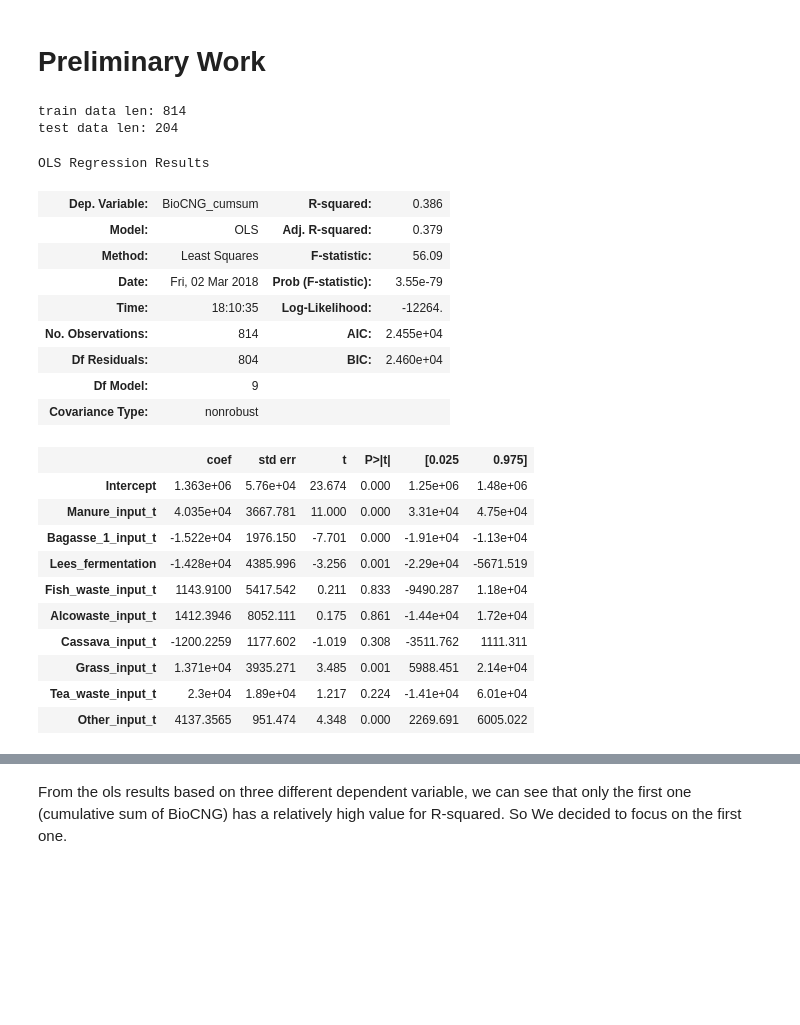
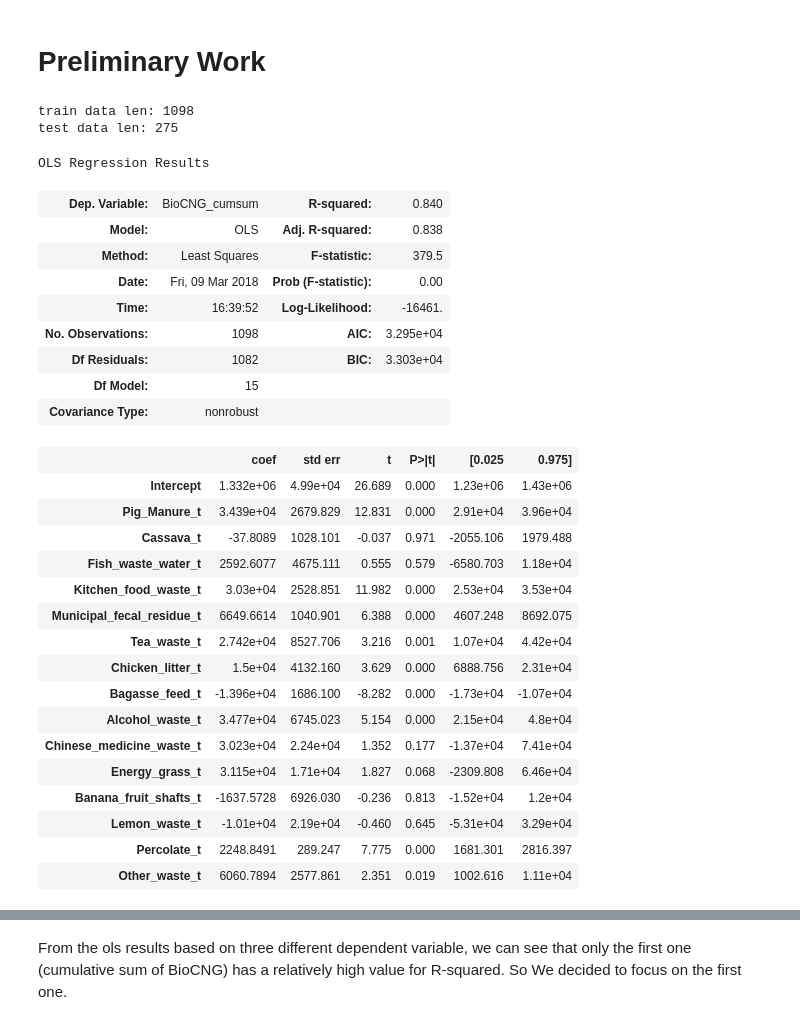
Before and after one commit to Victoria3467/BioDigest, a Jupyter notebook: Hainan/Hainan_toymodel.ipynb, the cells around one changed output, grey strips where cells are left out. Saved outputs shown, nothing was run; the diff lists cells and outputs as text; code cells hidden in the pictures; blank space fills up the shorter version.

```diff
--- a/Hainan/Hainan_toymodel.ipynb
+++ b/Hainan/Hainan_toymodel.ipynb
@@ -15,19 +15,27 @@ from sklearn import metrics
 # %% [markdown]
 # Data Cleaning
 # %%
-excel = pd.ExcelFile('HainanData_kindofClean.xlsx')
-hainan = excel.parse("Clean")
-hainan.columns = hainan.columns.str.replace('\s+', '_')
+excel = pd.ExcelFile('HainanClean_New.xlsx')
+hainan = excel.parse("fulldf")
+hainan
+hainan.columns = hainan.columns.str.replace('  ', '_')
+hainan.columns = hainan.columns.str.replace(' ', '_')
 hainan.columns = hainan.columns.str.replace('(', '')
+hainan.columns = hainan.columns.str.replace('（', '')
 hainan.columns = hainan.columns.str.replace(')', '')
-hainan.drop(['Day', 'Year', 'Water/m3', 'Total_electricity_cons_kWh',
-             '50%_NaOH/kg', 'FeCl2/kg', 'PAM/kg', 'Defoamer/kg', 'day_#2'], axis = 1, inplace = True)
+
 d = {'January':1, 'February':2, 'March':3, 'April':4, 'May':5, 'June':6,
      'July':7, 'August':8, 'September':9, 'October':10, 'November':11, 'December':12}
 hainan.Month = hainan.Month.map(d)
-hainan.BioCNG_Produced_Nm3 = hainan.BioCNG_Produced_Nm3.shift(-15)
+hainan.BioCNG_Produced_Nm3 = hainan.BioCNG_Produced_m3.shift(-15)
 hainan.drop(hainan.tail(15).index,inplace=True)
 hainan = hainan[np.isfinite(hainan['Month'])]
-hainan['BioCNG_cumsum'] = hainan.BioCNG_Produced_Nm3.cumsum()
-print(hainan.columns)
+hainan['BioCNG_cumsum'] = hainan.BioCNG_Produced_m3.cumsum()
+hainan.columns
+hainan = hainan[np.isfinite(hainan['Lemon_waste_t'])]
+hainan = hainan[np.isfinite(hainan['Percolate_t'])]
+hainan = hainan.replace(' ',0)
+hainan = hainan.replace('',0)
+hainan = hainan.replace('  ',0)
+hainan.columns
 # %% [output]
@@ -46,5 +59,5 @@ hainan_train, hainan_test = train_test_split(hainan, test_size=0.2)
 print('train data len:',len(hainan_train))
 print('test data len:',len(hainan_test))
 # %% [output]
-train data len: 814
-test data len: 204
+train data len: 1098
+test data len: 275
@@ -51,29 +77,37 @@ test data len: 204
 # %%
 #ols
-hainan_ols = ols("BioCNG_cumsum ~ Manure_input_t + Bagasse_1_input_t + Lees_fermentation +\
-                    Fish_waste_input_t + Alcowaste_input_t + Cassava_input_t + Grass_input_t +\
-                    Tea_waste_input_t + Other_input_t ", data=hainan_train).fit()
+hainan_ols = ols("BioCNG_cumsum ~ Pig_Manure_t + Cassava_t + Fish_waste_water_t +\
+                    Kitchen_food_waste_t + Municipal_fecal_residue_t + Tea_waste_t +\
+                    Chicken_litter_t + Bagasse_feed_t + Alcohol_waste_t +\
+                    Chinese_medicine_waste_t + Energy_grass_t + Banana_fruit_shafts_t +\
+                    Lemon_waste_t + Percolate_t + Other_waste_t", data=hainan_train).fit()
 hainan_ols_summary = hainan_ols.summary()
 hainan_ols_summary
 # %% [output]
 OLS Regression Results
-| Dep. Variable: | BioCNG_cumsum | R-squared: | 0.386 |
-| Model: | OLS | Adj. R-squared: | 0.379 |
-| Method: | Least Squares | F-statistic: | 56.09 |
-| Date: | Fri, 02 Mar 2018 | Prob (F-statistic): | 3.55e-79 |
-| Time: | 18:10:35 | Log-Likelihood: | -12264. |
-| No. Observations: | 814 | AIC: | 2.455e+04 |
-| Df Residuals: | 804 | BIC: | 2.460e+04 |
-| Df Model: | 9 |  |  |
+| Dep. Variable: | BioCNG_cumsum | R-squared: | 0.840 |
+| Model: | OLS | Adj. R-squared: | 0.838 |
+| Method: | Least Squares | F-statistic: | 379.5 |
+| Date: | Fri, 09 Mar 2018 | Prob (F-statistic): | 0.00 |
+| Time: | 16:39:52 | Log-Likelihood: | -16461. |
+| No. Observations: | 1098 | AIC: | 3.295e+04 |
+| Df Residuals: | 1082 | BIC: | 3.303e+04 |
+| Df Model: | 15 |  |  |
 | Covariance Type: | nonrobust |  |  |
 |  | coef | std err | t | P>|t| | [0.025 | 0.975] |
-| Intercept | 1.363e+06 | 5.76e+04 | 23.674 | 0.000 | 1.25e+06 | 1.48e+06 |
-| Manure_input_t | 4.035e+04 | 3667.781 | 11.000 | 0.000 | 3.31e+04 | 4.75e+04 |
-| Bagasse_1_input_t | -1.522e+04 | 1976.150 | -7.701 | 0.000 | -1.91e+04 | -1.13e+04 |
-| Lees_fermentation | -1.428e+04 | 4385.996 | -3.256 | 0.001 | -2.29e+04 | -5671.519 |
-| Fish_waste_input_t | 1143.9100 | 5417.542 | 0.211 | 0.833 | -9490.287 | 1.18e+04 |
-| Alcowaste_input_t | 1412.3946 | 8052.111 | 0.175 | 0.861 | -1.44e+04 | 1.72e+04 |
-| Cassava_input_t | -1200.2259 | 1177.602 | -1.019 | 0.308 | -3511.762 | 1111.311 |
-| Grass_input_t | 1.371e+04 | 3935.271 | 3.485 | 0.001 | 5988.451 | 2.14e+04 |
-| Tea_waste_input_t | 2.3e+04 | 1.89e+04 | 1.217 | 0.224 | -1.41e+04 | 6.01e+04 |
-| Other_input_t | 4137.3565 | 951.474 | 4.348 | 0.000 | 2269.691 | 6005.022 |
+| Intercept | 1.332e+06 | 4.99e+04 | 26.689 | 0.000 | 1.23e+06 | 1.43e+06 |
+| Pig_Manure_t | 3.439e+04 | 2679.829 | 12.831 | 0.000 | 2.91e+04 | 3.96e+04 |
+| Cassava_t | -37.8089 | 1028.101 | -0.037 | 0.971 | -2055.106 | 1979.488 |
+| Fish_waste_water_t | 2592.6077 | 4675.111 | 0.555 | 0.579 | -6580.703 | 1.18e+04 |
+| Kitchen_food_waste_t | 3.03e+04 | 2528.851 | 11.982 | 0.000 | 2.53e+04 | 3.53e+04 |
+| Municipal_fecal_residue_t | 6649.6614 | 1040.901 | 6.388 | 0.000 | 4607.248 | 8692.075 |
+| Tea_waste_t | 2.742e+04 | 8527.706 | 3.216 | 0.001 | 1.07e+04 | 4.42e+04 |
+| Chicken_litter_t | 1.5e+04 | 4132.160 | 3.629 | 0.000 | 6888.756 | 2.31e+04 |
+| Bagasse_feed_t | -1.396e+04 | 1686.100 | -8.282 | 0.000 | -1.73e+04 | -1.07e+04 |
+| Alcohol_waste_t | 3.477e+04 | 6745.023 | 5.154 | 0.000 | 2.15e+04 | 4.8e+04 |
+| Chinese_medicine_waste_t | 3.023e+04 | 2.24e+04 | 1.352 | 0.177 | -1.37e+04 | 7.41e+04 |
+| Energy_grass_t | 3.115e+04 | 1.71e+04 | 1.827 | 0.068 | -2309.808 | 6.46e+04 |
+| Banana_fruit_shafts_t | -1637.5728 | 6926.030 | -0.236 | 0.813 | -1.52e+04 | 1.2e+04 |
+| Lemon_waste_t | -1.01e+04 | 2.19e+04 | -0.460 | 0.645 | -5.31e+04 | 3.29e+04 |
+| Percolate_t | 2248.8491 | 289.247 | 7.775 | 0.000 | 1681.301 | 2816.397 |
+| Other_waste_t | 6060.7894 | 2577.861 | 2.351 | 0.019 | 1002.616 | 1.11e+04 |
```
Also changed, not shown: parts of 12 cells of this notebook.
